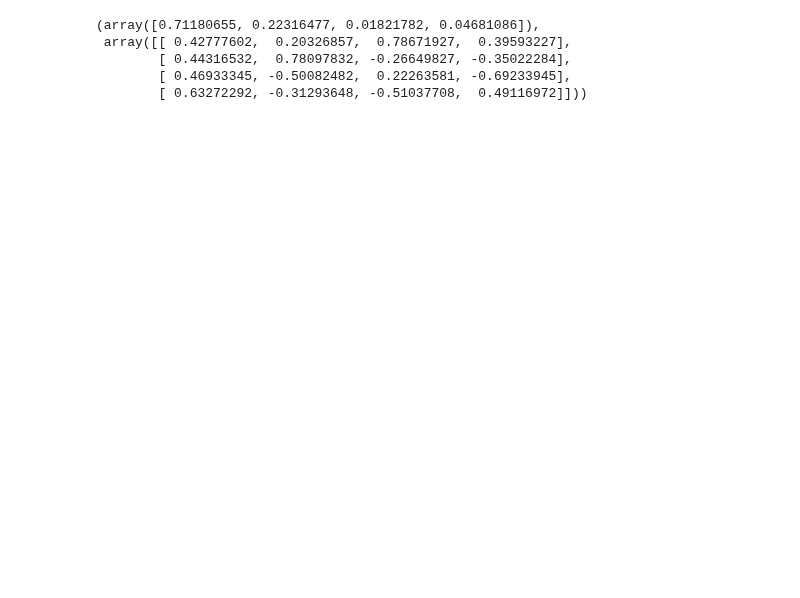
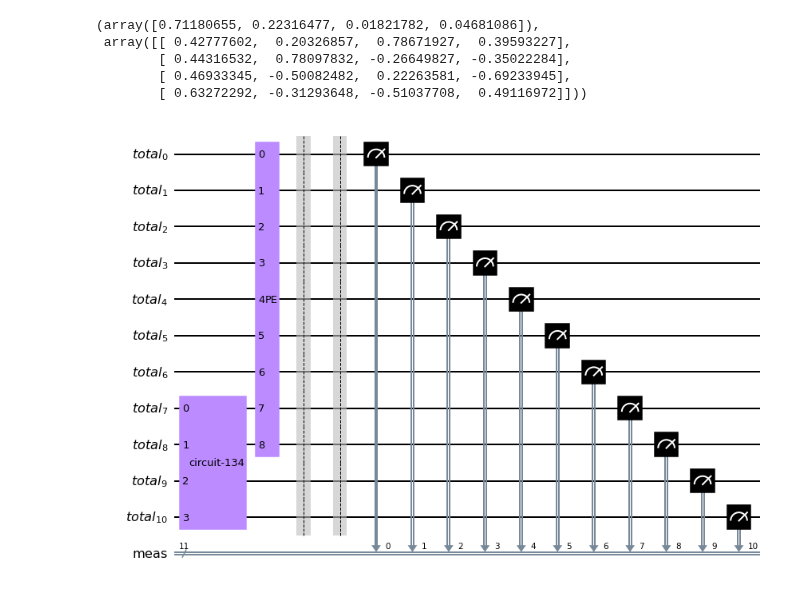
Before and after one commit to PolnareffPark/QuPCA, a Jupyter notebook: Non_integer_eigenvalues.ipynb, the cells around one changed output. Saved outputs shown, nothing was run; the diff lists cells and outputs as text; code cells hidden in the pictures; blank space fills up the shorter version.

```diff
--- a/Non_integer_eigenvalues.ipynb
+++ b/Non_integer_eigenvalues.ipynb
@@ -884,3 +916,22 @@ np.linalg.eig(example_matrix1)
         [ 0.44316532,  0.78097832, -0.26649827, -0.35022284],
         [ 0.46933345, -0.50082482,  0.22263581, -0.69233945],
         [ 0.63272292, -0.31293648, -0.51037708,  0.49116972]]))
+# %%
+tot_qubit = resolution+len(example_matrix1)
+
+qr_total = QuantumRegister(tot_qubit, 'total')
+# classical = ClassicalRegister(4, 'measure')
+
+total_circuit = QuantumCircuit(qr_total , name='matrix')
+
+total_circuit.append(matrix_circuit.to_gate(), qr_total[resolution:])
+total_circuit.append(pe.to_gate(), qr_total[0:pe.num_qubits])
+# total_circuit.measure(qr_total[:2], classical[:])
+#total_circuit.swap(qr_total[0],qr_total[1])
+#total_circuit.measure_all()
+total_circuit.barrier()
+
+total_circuit.measure_all()
+total_circuit.draw("mpl")
+# %% [output]
+[figure, added]
```
Also changed, not shown: parts of 12 cells of this notebook.
